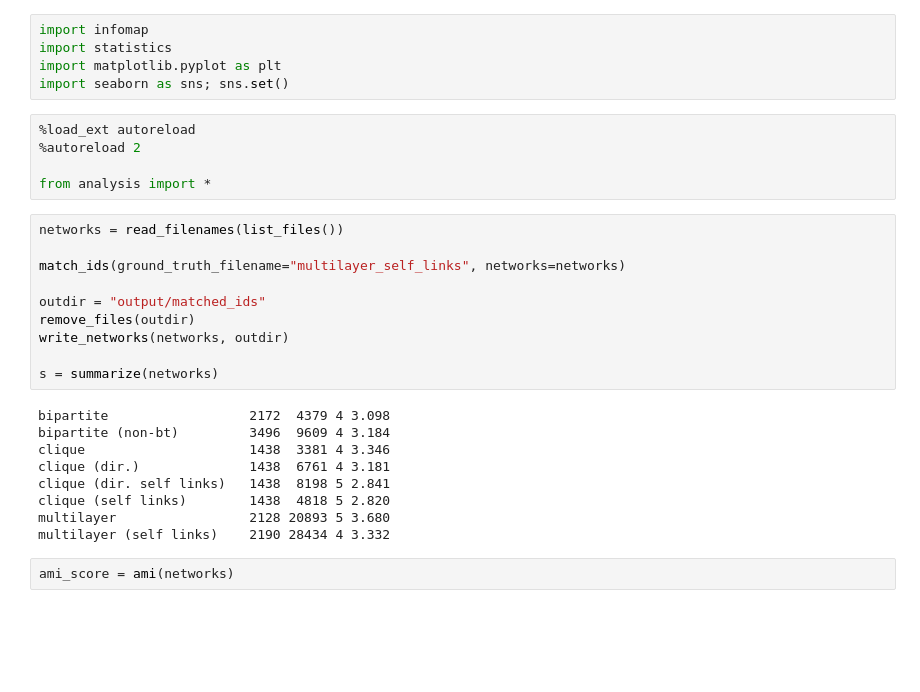
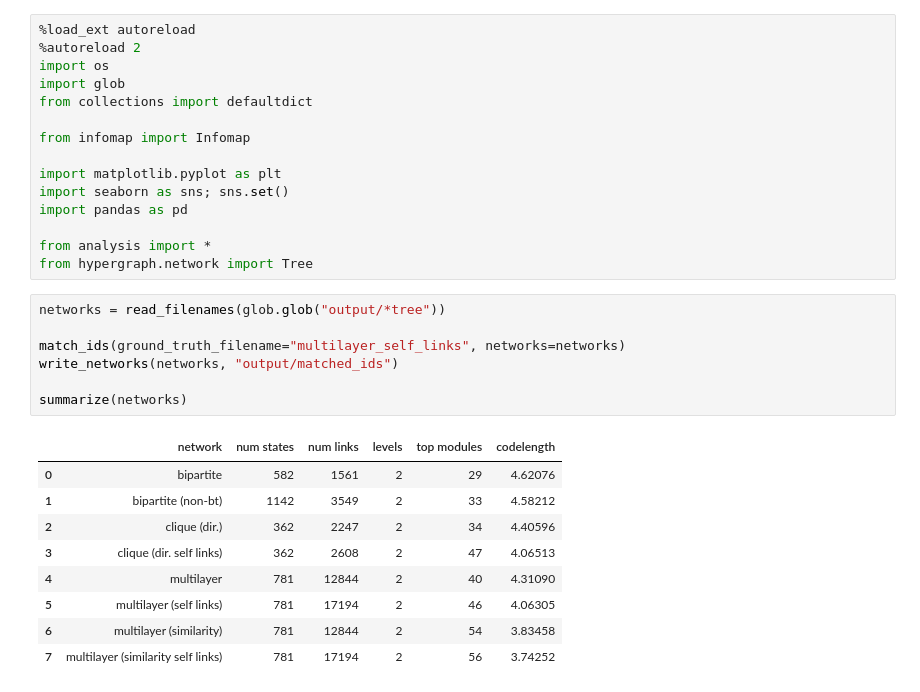
Before and after one commit to mapequation/mapping-hypergraphs, a Jupyter notebook: hypergraph.ipynb, the cells around one changed output. Drawn from its saved outputs; the diff is of its cells as text; blank space fills up the shorter version.

```diff
--- a/hypergraph.ipynb
+++ b/hypergraph.ipynb
@@ -1,31 +1,32 @@
 # %%
-import infomap
-import statistics
+%load_ext autoreload
+%autoreload 2
+import os
+import glob
+from collections import defaultdict
+
+from infomap import Infomap
+
 import matplotlib.pyplot as plt
 import seaborn as sns; sns.set()
+import pandas as pd
+
+from analysis import *
+from hypergraph.network import Tree
-# %%
-%load_ext autoreload
-%autoreload 2
-
-from analysis import *
 # %%
-networks = read_filenames(list_files())
+networks = read_filenames(glob.glob("output/*tree"))
 
 match_ids(ground_truth_filename="multilayer_self_links", networks=networks)
+write_networks(networks, "output/matched_ids")
 
-outdir = "output/matched_ids"
-remove_files(outdir)
-write_networks(networks, outdir)
-
-s = summarize(networks)
+summarize(networks)
 # %% [output]
-bipartite                  2172  4379 4 3.098
-bipartite (non-bt)         3496  9609 4 3.184
-clique                     1438  3381 4 3.346
-clique (dir.)              1438  6761 4 3.181
-clique (dir. self links)   1438  8198 5 2.841
-clique (self links)        1438  4818 5 2.820
-multilayer                 2128 20893 5 3.680
-multilayer (self links)    2190 28434 4 3.332
+|  | network | num states | num links | levels | top modules | codelength |
+| 0 | bipartite | 582 | 1561 | 2 | 29 | 4.62076 |
+| 1 | bipartite (non-bt) | 1142 | 3549 | 2 | 33 | 4.58212 |
+| 2 | clique (dir.) | 362 | 2247 | 2 | 34 | 4.40596 |
+| 3 | clique (dir. self links) | 362 | 2608 | 2 | 47 | 4.06513 |
+| 4 | multilayer | 781 | 12844 | 2 | 40 | 4.31090 |
+| 5 | multilayer (self links) | 781 | 17194 | 2 | 46 | 4.06305 |
+| 6 | multilayer (similarity) | 781 | 12844 | 2 | 54 | 3.83458 |
+| 7 | multilayer (similarity self links) | 781 | 17194 | 2 | 56 | 3.74252 |
-# %%
-ami_score = ami(networks)
```
Also changed, not shown: parts of 8 cells of this notebook.
